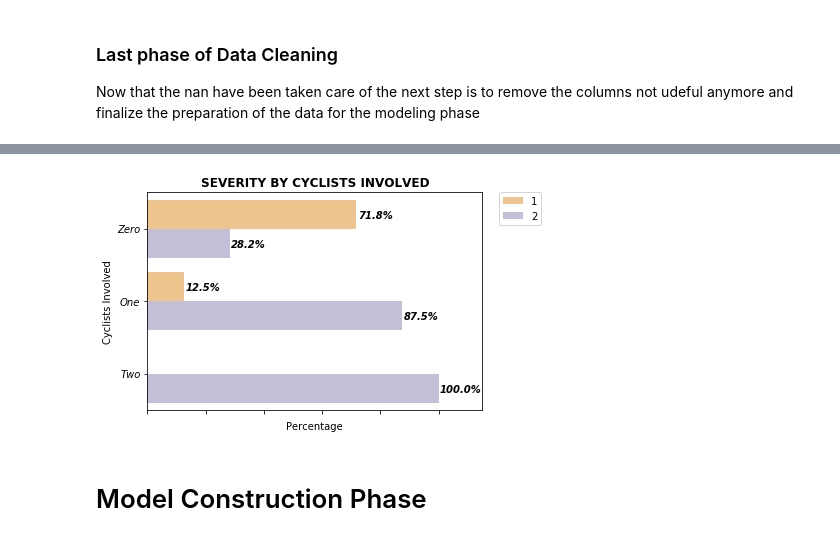
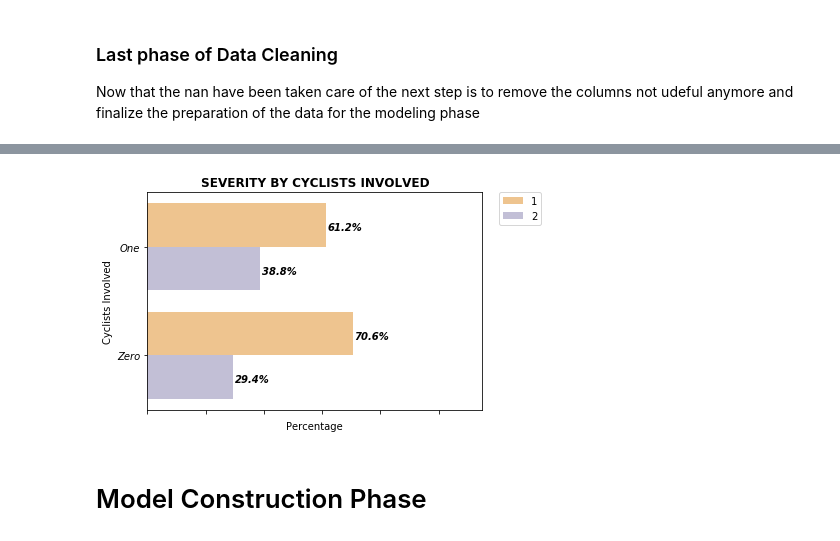
Before and after one commit to Antonio141/Coursera_Capstone, a Jupyter notebook: capstone.ipynb, the cells around one changed output, grey strips where cells are left out. Cells and saved outputs as stored; diff of their text form; code cells hidden in the pictures.

```diff
--- a/capstone.ipynb
+++ b/capstone.ipynb
@@ -275,15 +242,15 @@ df['ADDRTYPE'][mask_intersection] = 'Intersection'
 # %%
 r, _ = np.where(df[['ADDRTYPE']].isna())
 r = np.unique(r).tolist()
+len(r)
+# ad = df['ADDRTYPE'].value_counts(normalize = True)
 
-ad = df['ADDRTYPE'].value_counts(normalize = True)
+# l = len(r)
 
-l = len(r)
+# B = int(np.rint(l* ad[0]))
+# I = int(np.rint(l * ad[1]))
+# A = int(np.rint(l * ad[2]))
 
-B = int(np.rint(l* ad[0]))
-I = int(np.rint(l * ad[1]))
-A = int(np.rint(l * ad[2]))
-
-df.fillna('Block', limit = B, inplace = True)
-df.fillna('Intersection', limit = I, inplace = True)
-df.fillna('Alley', limit = A, inplace = True)
+# df.fillna('Block', limit = B, inplace = True)
+# df.fillna('Intersection', limit = I, inplace = True)
+# df.fillna('Alley', limit = A, inplace = True)
@@ -360,10 +326,14 @@ df['UNDERINFL'].replace(to_replace=('Intersection', 'Block', 'Alley'), value= np
 df['UNDERINFL'].fillna(0, limit= 1543, inplace= True )
 df['UNDERINFL'].fillna(1, inplace= True)
 # %%
-# df = pd.get_dummies(df, columns= ['COLLISIONTYPE'])
-# df = pd.get_dummies(df, columns= ['ADDRTYPE'])
-# df = pd.get_dummies(df, columns= ['WEATHER'])
-# df = pd.get_dummies(df, columns= ['LIGHTCOND'])
-# df = pd.get_dummies(df, columns= ['ROADCOND'])
+df = pd.get_dummies(df, columns= ['COLLISIONTYPE'])
+df = pd.get_dummies(df, columns= ['ADDRTYPE'])
+df = pd.get_dummies(df, columns= ['WEATHER'])
+df = pd.get_dummies(df, columns= ['LIGHTCOND'])
+df = pd.get_dummies(df, columns= ['ROADCOND'])
 # df.groupby(['DISTRICT','WEEKDAY'])['SEVERITYCODE'].value_counts()
-# sns.catplot(x='DISTRICT', hue='SEVERITYCODE', col='PEDCYLCOUNT', data=df, kind='count')
+# ax = sns.barplot(x="", y="DISTRICT", data=df, estimator=lambda x: len(x) / len(df) * 100)
+# plt.figure(figsize=(10,8))
+# chart1= sns.catplot(x='MONTHDAY', hue='SEVERITYCODE', col='DISTRICT', data=df, kind='count',sharey=False)
+# chart1.set_xticklabels(rotation=90, horizontalalignment='right')
+# chart.set_ybound(lower=-1,upper=10)
@@ -382,9 +349,9 @@ df['UNDERINFL'].fillna(1, inplace= True)
 # df['VEHCOUNT'].value_counts()
 # df['PEDCYLCOUNT'][df['PEDCYLCOUNT']>3] = 3
 # df['PERSONCOUNT'].replace(to_replace=('Five'), value=('Five or more'),inplace=True)
-# df['PEDCYLCOUNT'].replace(to_replace=(0,1,2,3), value=('Zero','One','Two','Three'),inplace=True)
+df['UNDERINFL'].replace(to_replace=(0,1), value=('Zero','One'),inplace=True)
 # 'Zero','One','Two','Three','Four','Five', 'Six', 'Seven', 'Eight','Nine or more'
-temp = df.groupby(['PEDCYLCOUNT'])['SEVERITYCODE'].value_counts()
+# temp = df.groupby(['PEDCYLCOUNT'])['SEVERITYCODE'].value_counts()
 # ('One','Two','Three','Four','Five','Six','Seven')
 # df2 = pd.DataFrame(temp)
-temp
+# temp
@@ -399,27 +358,27 @@ Name: SEVERITYCODE, dtype: int64
 # %%
-temp= df.groupby(['PEDCYLCOUNT'])['SEVERITYCODE'].value_counts(normalize=True).mul(100).rename('percentage').reset_index().sort_index()
+temp= df.groupby(['UNDERINFL'])['SEVERITYCODE'].value_counts(normalize=True).mul(100).rename('percentage').reset_index().sort_index()
 # temp
 # figsize=(6,6)
 plt.figure()
-chart = sns.barplot(data = temp, x = 'percentage', y= 'PEDCYLCOUNT', hue= 'SEVERITYCODE', linewidth=2, palette='PuOr', order=['Zero', 'One','Two'])
+chart = sns.barplot(data = temp, x = 'percentage', y= 'UNDERINFL', hue= 'SEVERITYCODE', linewidth=2, palette='PuOr')
 chart.set_title('SEVERITY BY CYCLISTS INVOLVED', weight='bold')
 chart.set_xticklabels(chart.get_xticklabels(), rotation=45, horizontalalignment='right')
 chart.set_yticklabels(chart.get_yticklabels(), rotation=0, horizontalalignment='right', style='italic')
 chart.set_xlabel('Percentage')
 chart.set_ylabel('Cyclists Involved')
 chart.set_xbound(upper=115)
 # chart.set_ybound(lower=-1,upper=10)
 
 plt.legend(bbox_to_anchor=(1.05, 1), loc=2, borderaxespad=0.)
 
 total=100
 new_value=0.5
 for p in chart.patches:
         percent = '{:.1f}%'.format(100 * p.get_width()/total)
         x =  p.get_width() + .5
         y = p.get_y() + p.get_height() - .15
         chart.annotate(percent, (x, y), fontsize=10, color='k', weight='bold', style='italic')
 # %% [output]
-[figure, old version]
+[figure, new version]
 # %% [markdown]
 # Model Construction Phase
```
Also changed, not shown: parts of 21 cells of this notebook, 6 other files.
